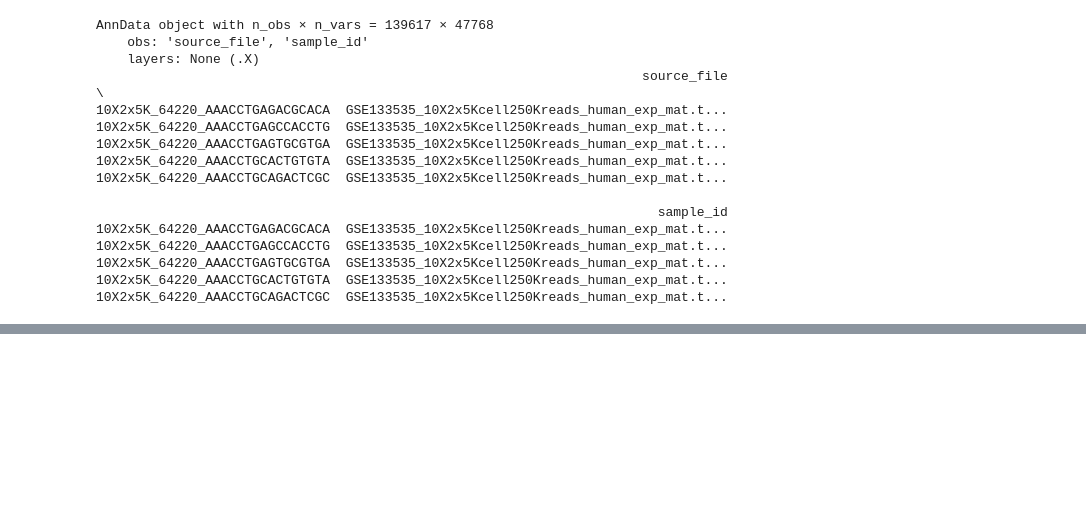
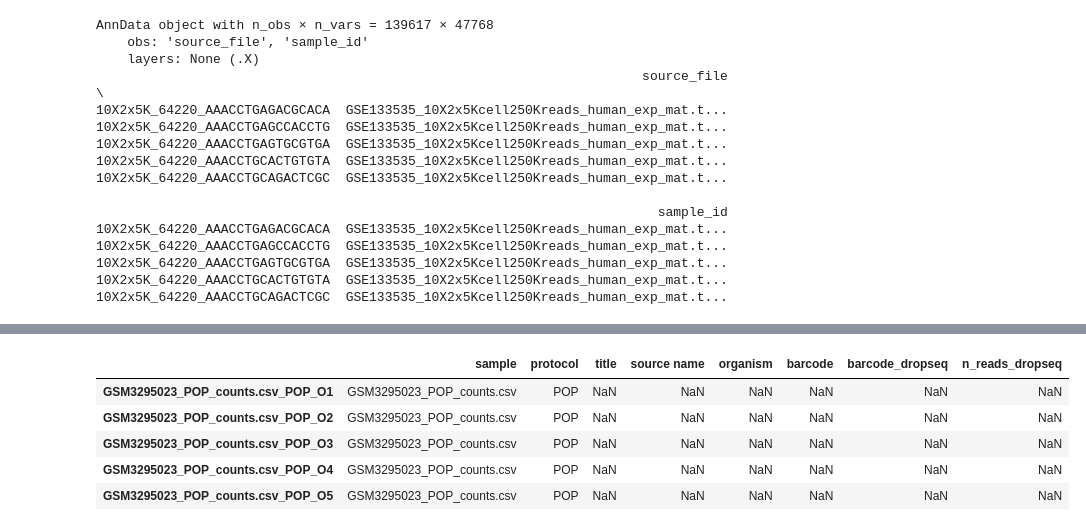
Before and after one commit to juychen/RUVDEG, a Jupyter notebook: test_pubdata.ipynb, the cells around one changed output, grey strips where cells are left out. Saved outputs shown, nothing was run; the diff lists cells and outputs as text; code cells hidden in the pictures; blank space fills up the shorter version.

Commit message:
ADD NEW DATA

```diff
--- a/test_pubdata.ipynb
+++ b/test_pubdata.ipynb
@@ -76,0 +95,2 @@ adata.write_h5ad("/data1st1/junyi/correctdata/GSE133549/human_exp_mat.h5ad")
+# %%
+folder = "/data1st1/junyi/correctdata/GSE118767/RAW/"
@@ -76,0 +102,60 @@ adata.write_h5ad("/data1st1/junyi/correctdata/GSE133549/human_exp_mat.h5ad")
+# %%
+# ==== GSE118767: 把所有细胞的 metadata 读进一个 AnnData ====
+# 只读每个 count 矩阵的表头（第一列是基因列，其余列 = 细胞）+ 元数据文件，不读表达矩阵
+import re
+
+count_files = sorted(glob.glob(os.path.join(folder, "*counts.csv")) +
+                     glob.glob(os.path.join(folder, "*gene_count*.csv")))
+print(f"找到 {len(count_files)} 个 count 矩阵")
+
+def parse_protocol(fname):
+    """从文件名推断协议/样本名：GSMxxxx_POP_counts.csv -> POP"""
+    f = os.path.basename(fname)
+    f = re.sub(r"^GSM\d+_", "", f)
+    f = f.replace("_counts.csv", "")
+    f = f.replace("_gene_count", "")        # dropseq_gene_count.csv -> dropseq
+    f = f.replace(".csv", "")
+    return "10x" if f == "gene_count" else f  # GSM3618014 无协议后缀 -> 10x Chromium
+
+# 1) 每个矩阵的列名 = 一批细胞，只读表头
+all_obs = []
+for fp in count_files:
+    hdr = pd.read_csv(fp, nrows=0)
+    cells = hdr.columns[1:]                      # 第一列是基因列，其余是细胞
+    obs_i = pd.DataFrame({"sample": os.path.basename(fp),
+                          "protocol": parse_protocol(fp)},
+                         index=cells)
+    obs_i.index.name = "cell"
+    all_obs.append(obs_i)
+obs = pd.concat(all_obs)
+print("总细胞数:", len(obs))
+print(obs.groupby("protocol").size())
+
+# 2) NN84 (CelSeq2_SC): 合并 GEO metadata 模板（按 Sample name = 列名 join）
+meta_path = os.path.join(folder, "GSM3336845_metadata_and_cellular_barcodes.txt")
+raw_meta = pd.read_csv(meta_path, sep='\t', comment='#', header=None, encoding='latin-1')
+hdr_idx = raw_meta.index[raw_meta[0] == "Sample name"][0]
+meta = raw_meta.iloc[hdr_idx + 1:].copy()
+meta.columns = raw_meta.iloc[hdr_idx].astype(str).str.strip().tolist()
+meta = meta[meta["Sample name"].notna()].set_index("Sample name")
+keep = ["title", "source name", "organism", "characteristics: cellular barcode"]
+meta = meta[keep].rename(columns={"characteristics: cellular barcode": "barcode"})
+obs = obs.join(meta, how="left")
+# 模板里的 A1.. 是 NN84 专属；CelSeq2_Mixture/SortSeq/RPI 等板式协议列名也是 A1..，
+# 直接按细胞名 join 会给他们错误贴上 NN84 的 metadata —— 只保留 NN84 文件的匹配
+obs.loc[obs["sample"] != "GSM3336845_NN84_Celseq2_SC_counts.csv", list(meta.columns)] = np.nan
+print("NN84 匹配到 metadata 的细胞数:", obs["barcode"].notna().sum())
+
+# 3) dropseq: 合并 index_anno（CELL_xxx -> 条形码 + 读数）
+ia = pd.read_csv(os.path.join(folder, "GSM3336849_index_anno.csv"), header=None,
+                 names=["cell", "barcode_dropseq", "n_reads"]).set_index("cell")
+ia = ia.rename(columns={"n_reads": "n_reads_dropseq"})
+obs = obs.join(ia, how="left")
+print("dropseq 匹配到 index_anno 的细胞数:", obs["n_reads_dropseq"].notna().sum())
+
+# 4) 汇总成 AnnData（只含 metadata，X=None）；跨样本条形码可能重名 -> 拼接索引
+obs.index = obs["sample"] + "_" + obs.index
+adata_meta = sc.AnnData(obs=obs)
+print("adata:", adata_meta.n_obs, "cells")
+adata_meta.obs.head()
+# %% [output]
@@ -76,0 +182,6 @@ adata.write_h5ad("/data1st1/junyi/correctdata/GSE133549/human_exp_mat.h5ad")
+|  | sample | protocol | title | source name | organism | barcode | barcode_dropseq | n_reads_dropseq |
+| GSM3295023_POP_counts.csv_POP_O1 | GSM3295023_POP_counts.csv | POP | NaN | NaN | NaN | NaN | NaN | NaN |
+| GSM3295023_POP_counts.csv_POP_O2 | GSM3295023_POP_counts.csv | POP | NaN | NaN | NaN | NaN | NaN | NaN |
+| GSM3295023_POP_counts.csv_POP_O3 | GSM3295023_POP_counts.csv | POP | NaN | NaN | NaN | NaN | NaN | NaN |
+| GSM3295023_POP_counts.csv_POP_O4 | GSM3295023_POP_counts.csv | POP | NaN | NaN | NaN | NaN | NaN | NaN |
+| GSM3295023_POP_counts.csv_POP_O5 | GSM3295023_POP_counts.csv | POP | NaN | NaN | NaN | NaN | NaN | NaN |
```
Also changed, not shown: parts of 10 cells of this notebook, 7 other files.
